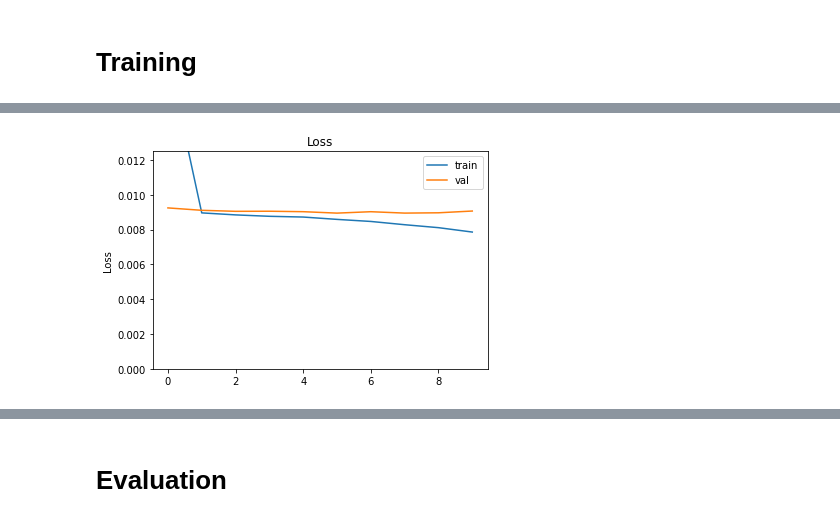
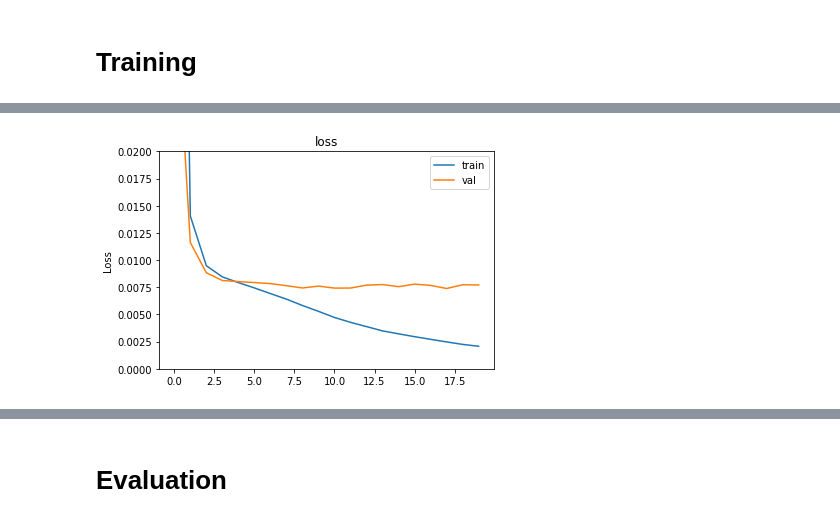
Before and after one commit to cziczer/uczenie-maszyn, a Jupyter notebook: Keypoints lab/Drill keypoints detection.ipynb, the cells around one changed output, grey strips where cells are left out. Drawn from its saved outputs; the diff is of its cells as text; code cells hidden in the pictures.

```diff
--- a/Keypoints lab/Drill keypoints detection.ipynb
+++ b/Keypoints lab/Drill keypoints detection.ipynb
@@ -50,7 +50,7 @@ def load(width=128,height=96,sigma=3, image_number=10):
     heatmaps = get_y_as_heatmap(keypoints, height, width, sigma)
     return heatmaps
 
-def load_many(width=128, height=96, sigma=3, image_folders=['10']):
+def load_many(width=128, height=96, sigma=4, image_folders=['10']):
     return np.vstack([load(width, height, sigma, no) for no in image_folders])
 # %%
 heatmaps_train = load_many(image_folders=['10', '11', '18', '24', '30', '37'])
@@ -139,9 +139,9 @@ Clipping input data to the valid range for imshow with RGB data ([0..1] for floa
 from stacked_hourglass import create_stacked_hourglass_model
 
 N_KEYPOINTS = 9
-N_HOURGLASSES = 4
-START_FILTERS = 32
-MAX_FILTERS = 128
+N_HOURGLASSES = 2
+START_FILTERS = 64
+MAX_FILTERS = 256
 # %%
 img_input = tf.keras.Input(shape=(96, 128, 3))
 stacked_hourglass_model = create_stacked_hourglass_model(img_input,
@@ -149,15 +149,21 @@ stacked_hourglass_model = create_stacked_hourglass_model(img_input,
                                                          N_HOURGLASSES,
                                                          START_FILTERS,
                                                          MAX_FILTERS,
-                                                         mode='simple')
+                                                         mode='residual')
 
-# stacked_hourglass_model.load_weights('./model_checkpoints/')
+stacked_hourglass_model.compile(optimizer=tf.keras.optimizers.Adam(),
+                                loss=tf.keras.losses.mean_squared_error)
+
+# stacked_hourglass_model.load_weights('./model_checkpoints/stacked_hourglass/')
+# print('train')
+# stacked_hourglass_model.evaluate(images_train, heatmaps_train, verbose=2)
+# print('test')
+# stacked_hourglass_model.evaluate(images_test, heatmaps_test, verbose=2)
+# None
 # %% [markdown]
 # Training
 # %%
-cp_callback = tf.keras.callbacks.ModelCheckpoint(filepath='./model_checkpoints/', save_weights_only=True)
+cp_callback = tf.keras.callbacks.ModelCheckpoint(filepath='./model_checkpoints/stacked_hourglass/', save_weights_only=True, save_best_only=True, verbose=1)
 
-stacked_hourglass_model.compile(optimizer=tf.keras.optimizers.Adam(),
-                                loss=tf.keras.losses.mean_squared_error)
-model_history = stacked_hourglass_model.fit(images_train, heatmaps_train, batch_size=32, epochs=10, validation_data=(images_test, heatmaps_test), callbacks=[cp_callback])
+sh_model_history = stacked_hourglass_model.fit(images_train, heatmaps_train, batch_size=16, epochs=20, validation_data=(images_test, heatmaps_test), callbacks=[cp_callback])
 # %% [output]
@@ -184,14 +187,19 @@ Epoch 10/10
 # %%
-def plot_stats(history):
-    plt.plot(history.history['loss'])
-    plt.plot(history.history['val_loss'])
+def plot_stats(history, output='loss', save_path=None, ymax=0.02):
+    plt.plot(history.history[output])
+    plt.plot(history.history[f'val_{output}'])
     plt.title('Loss')
     plt.ylabel('Loss')
     ax = plt.gca()
-    ax.set_ylim([0.0, 0.0125])
+    ax.set_ylim([0.0, ymax])
     plt.legend(['train', 'val'])
+    plt.title(output)
+
+    if save_path is not None:
+        plt.savefig(save_path)
+
     plt.show()
 
-plot_stats(model_history)
+plot_stats(sh_model_history, save_path='./plots/stacked_hourglass_training/loss.jpg')
 # %% [output]
-[figure, old version]
+[figure, new version]
```
Also changed, not shown: parts of 19 cells of this notebook, 12 other files.
